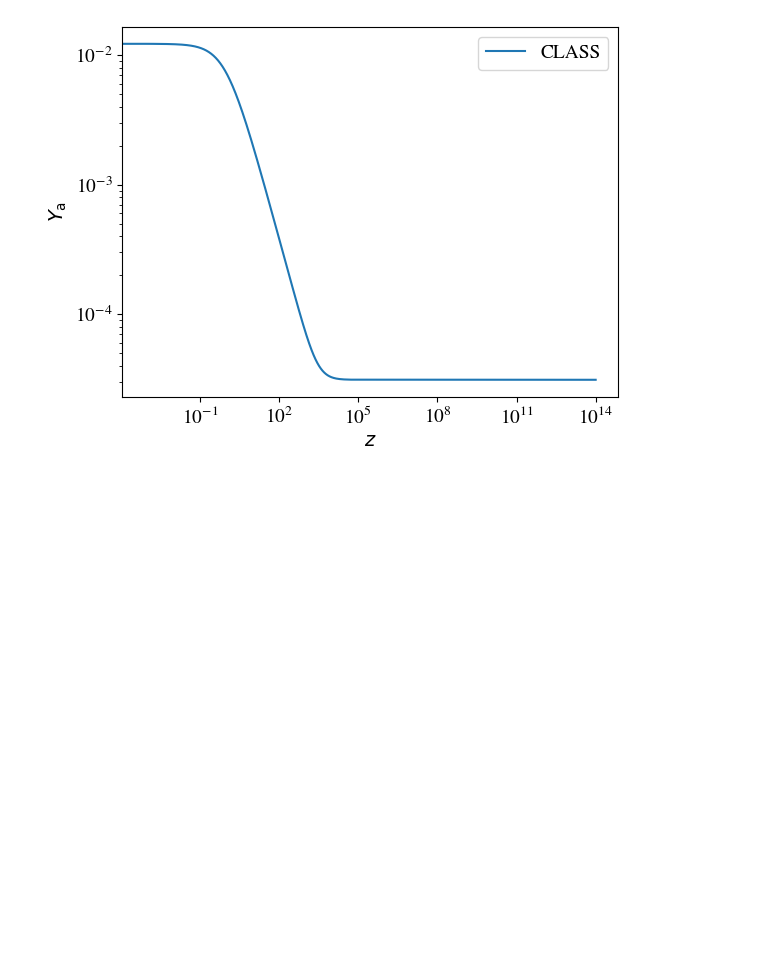
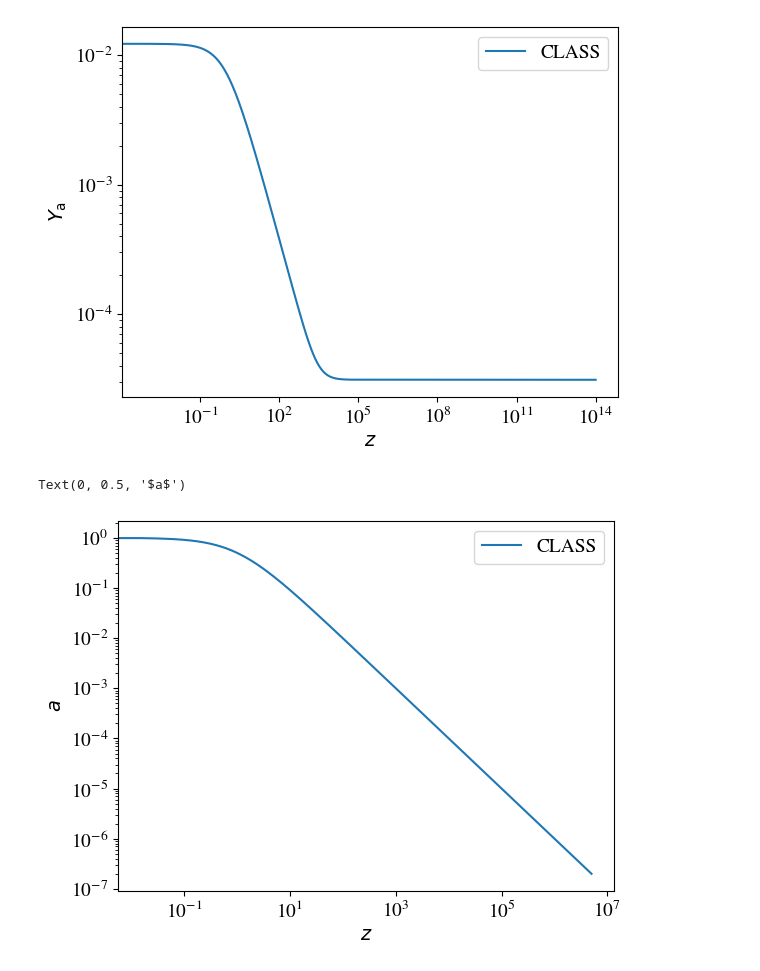
Before and after one commit to NightRunner7/class_public, a Jupyter notebook: Project/Evolution_Y_a.ipynb, the cells around one changed output. Saved outputs shown, nothing was run; the diff lists cells and outputs as text; code cells hidden in the pictures; blank space fills up the shorter version.

```diff
--- a/Project/Evolution_Y_a.ipynb
+++ b/Project/Evolution_Y_a.ipynb
@@ -78,10 +78,15 @@ AxionClass.set(common_settings)
 AxionClass.compute()
 # load background table
 baAxionClass = AxionClass.get_background()
+thAxion=AxionClass.get_thermodynamics()
 # %%
 arr_z = baAxionClass['z']
 arr_rho_a = baAxionClass['(.)rho_ncdm[0]']
 arr_rho_g = baAxionClass['(.)rho_g']
+arr_rho_tot = baAxionClass['(.)rho_tot']
+
+arr_a_thermo = thAxion['scale factor a']
+arr_z_thermo = thAxion['z']
 
 print(arr_rho_a)
 print(arr_rho_g)
@@ -127,3 +132,15 @@ plt.ylabel(r"$Y_{\mathrm{a}}$")
 # %% [output]
 Text(0, 0.5, '$Y_{\\mathrm{a}}$')
 [figure]
+# %%
+plt.loglog(arr_z_thermo, arr_a_thermo, label='CLASS')
+
+# legend
+plt.legend(loc='upper right')
+# Describtion
+plt.xlabel(r"$z$")
+plt.ylabel(r"$a$")
+# plt.tight_layout()
+# %% [output]
+Text(0, 0.5, '$a$')
+[figure, added]
```
Also changed, not shown: parts of 1 cell of this notebook, 12 other files.
